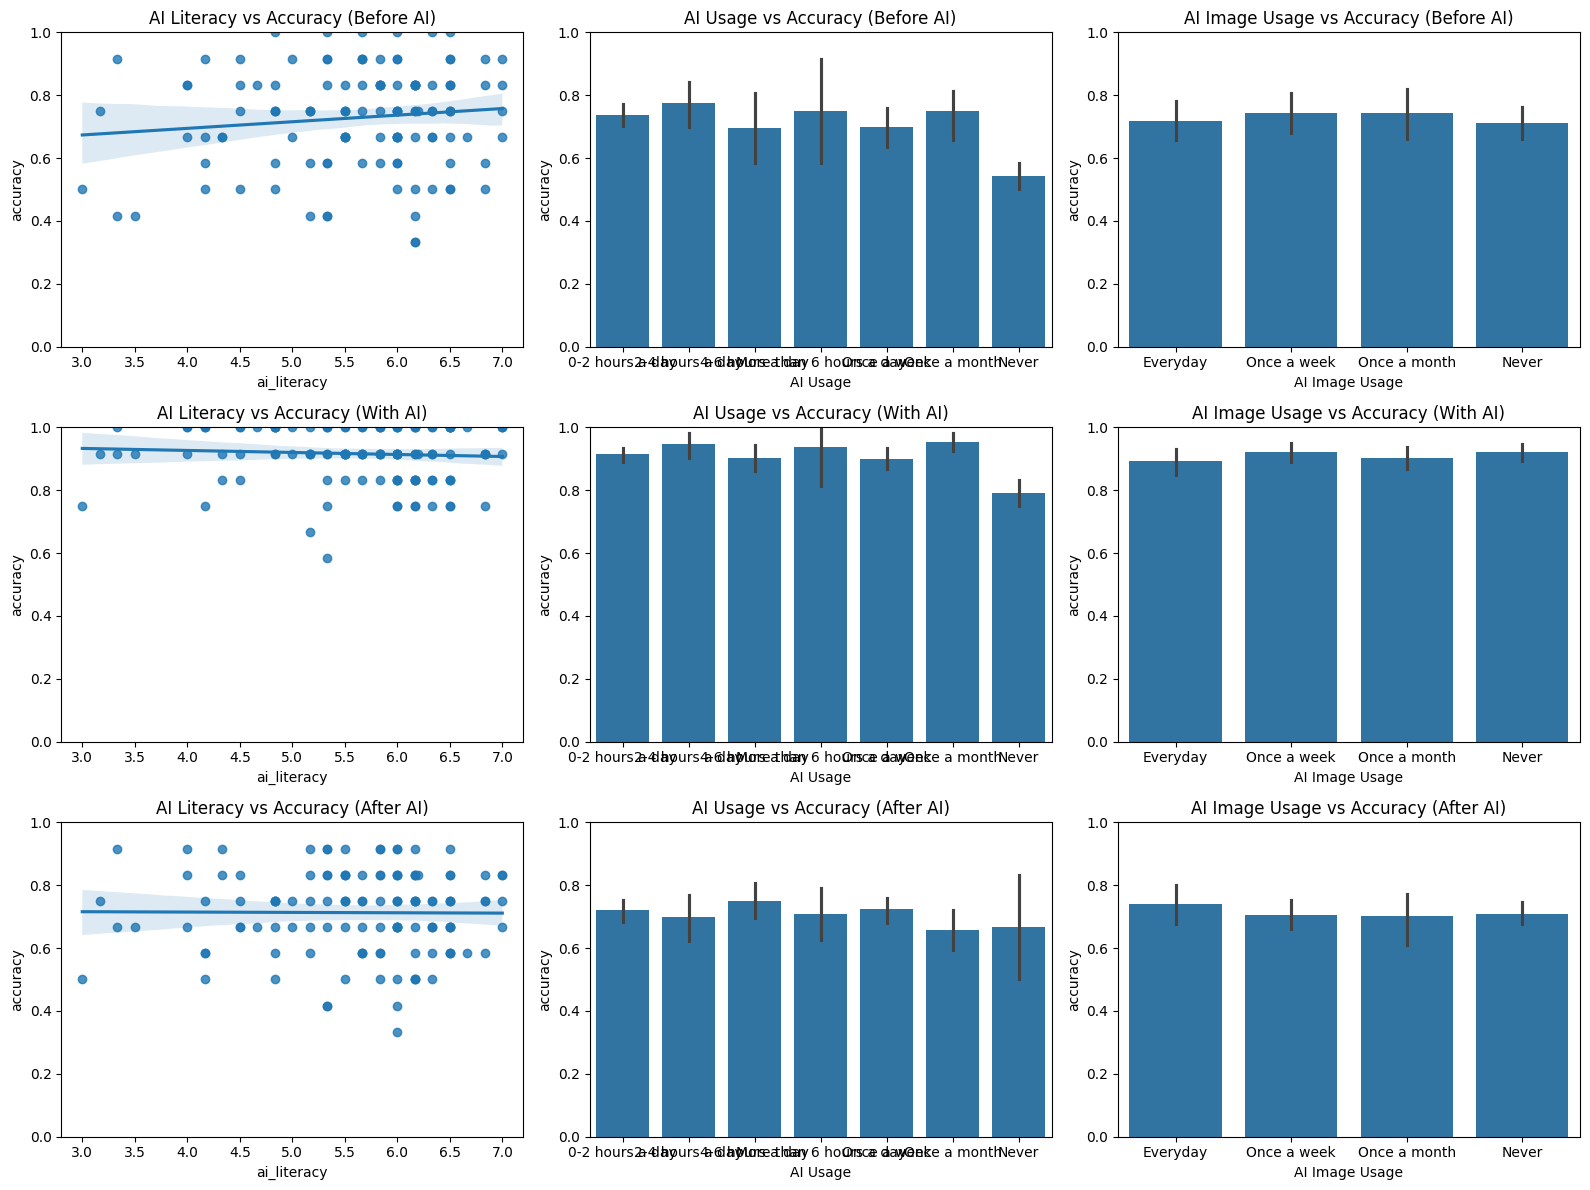
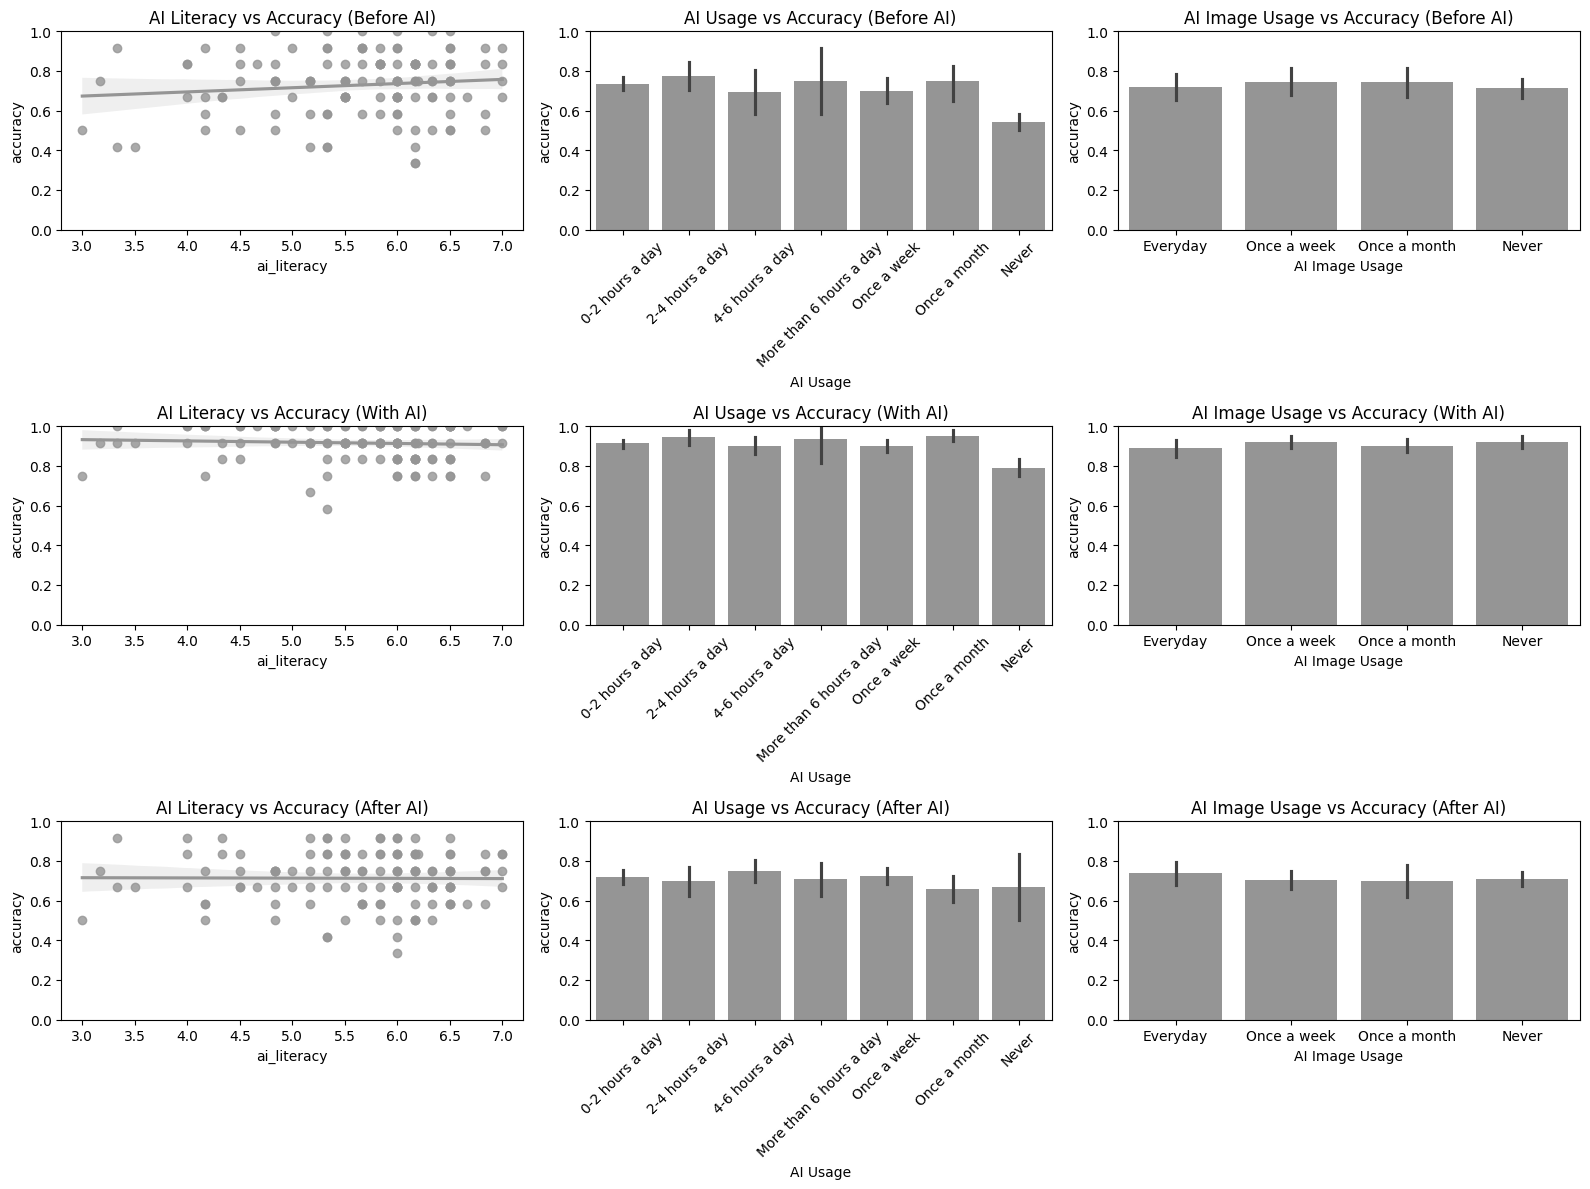
Unified diff of the notebook cell whose output changed from the first chart to the second:
--- before
+++ after
@@ -1,2 +1,6 @@
+# all figures should be grey
+# custom palette with light greys
+sns.set_palette(sns.color_palette("Greys", n_colors=1))
+
 fig, axes = plt.subplots(3, 3, figsize=(16, 12))
 
@@ -22,4 +26,7 @@
     axes[i, 1].set_ylim(0, 1)
     axes[i, 1].set_xlabel('AI Usage')
+    # rotate x labels
+    for tick in axes[i, 1].get_xticklabels():
+        tick.set_rotation(45)
 
 # Plot ai_image_usage over accuracy

Commit: Update analysis scripts and processed outputs